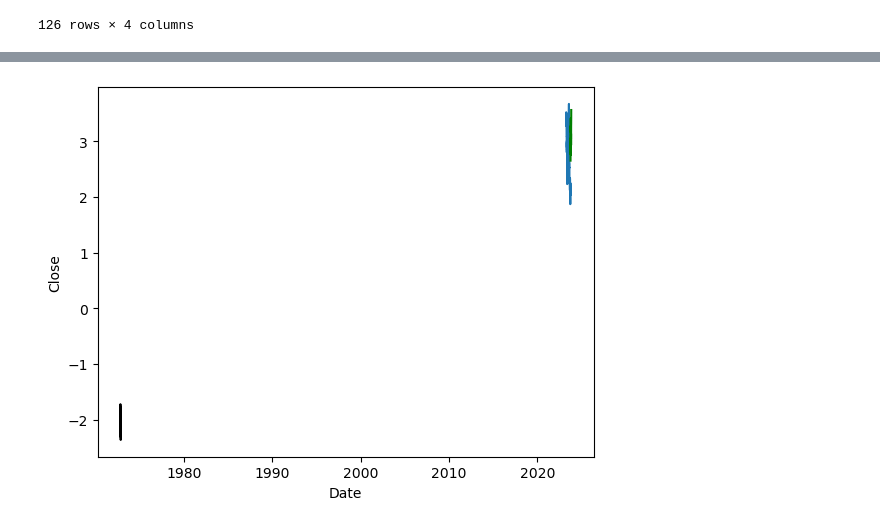
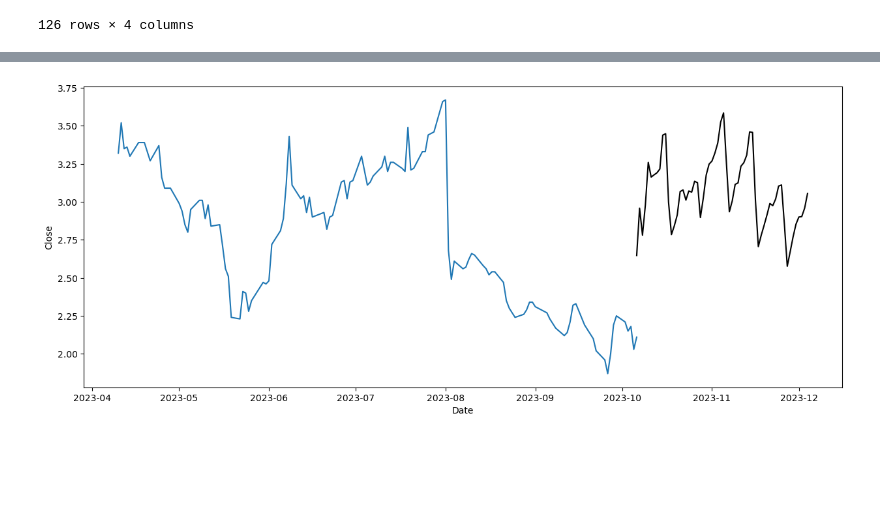
Before and after one commit to Puneet681/CDAC-PG-DAI, a Jupyter notebook: data analytics/Personal/stocks.ipynb, the cells around one changed output, grey strips where cells are left out. Drawn from its saved outputs; the diff is of its cells as text; code cells hidden in the pictures; blank space fills up the shorter version.

```diff
--- a/data analytics/Personal/stocks.ipynb
+++ b/data analytics/Personal/stocks.ipynb
@@ -409,7 +409,7 @@ test = tcs[round(len(tcs)*70/100):] # Take the last 30% data, starting from 71%
 model = SARIMAX(train['Close'],order=(1,1,1),seasonal_order=(3,1,5,10))
 model_fit = model.fit()
 # prediction = model_fit.predict(start=test.index[1],end=test.index[-1])
-prediction = model_fit.get_forecast(steps = 30 , exog = df.iloc[-30:]['Close'])
+prediction = model_fit.get_forecast(steps = 60 , exog = df.iloc[-30:]['Close'])
 tcs['sarimaxPred'] = prediction
 print(tcs.tail())
 # %% [output]
@@ -542,12 +511,13 @@ Name: predicted_mean, Length: 1034, dtype: float64
 # %%
 
 # Plot
 
 tcs.dropna()
+plt.figure(figsize=(15,6))
 sns.lineplot(data=tcs,x=tcs.index,y='Close')
-plt.plot(pd.date_range(start = df.index[-1],periods = 30 , freq = 'd'),prediction.predicted_mean , label = "test",color = 'Green')
+plt.plot(pd.date_range(start = df.index[-1],periods = 60 , freq = 'd'),prediction.predicted_mean , label = "test",color = 'Black')
 # sns.lineplot(data=tcs,x=tcs.index,y='arimaPred')
-model_fit.predict(start=futureDate.index[-20],end=futureDate.index[-1]).plot(color='black')
+# model_fit.predict(start=futureDate.index[0],end=futureDate.index[-1],step = 30).plot(color='black')
 plt.show()
 # %% [output]
-[figure, old version]
+[figure, new version]
```
Also changed, not shown: parts of 5 cells of this notebook, 4 other files.
